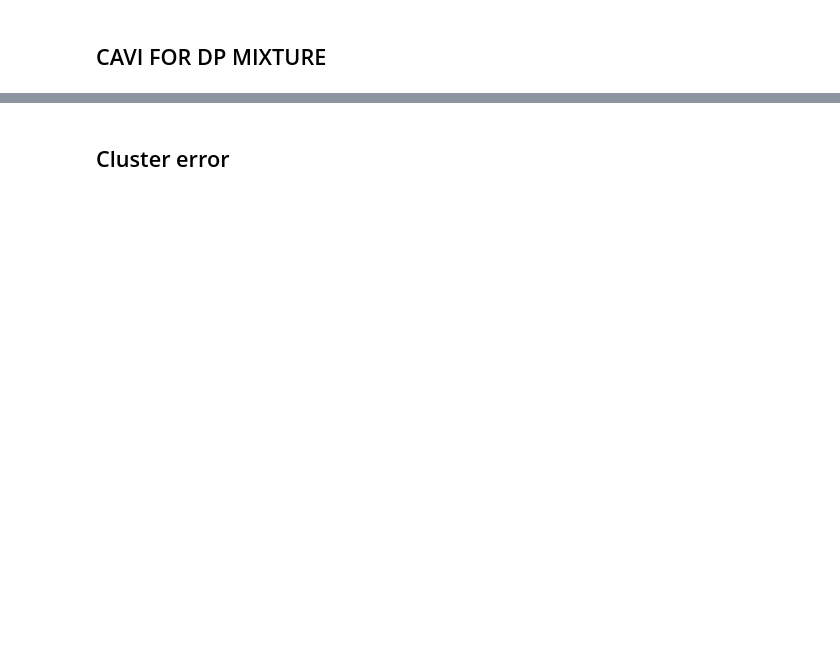
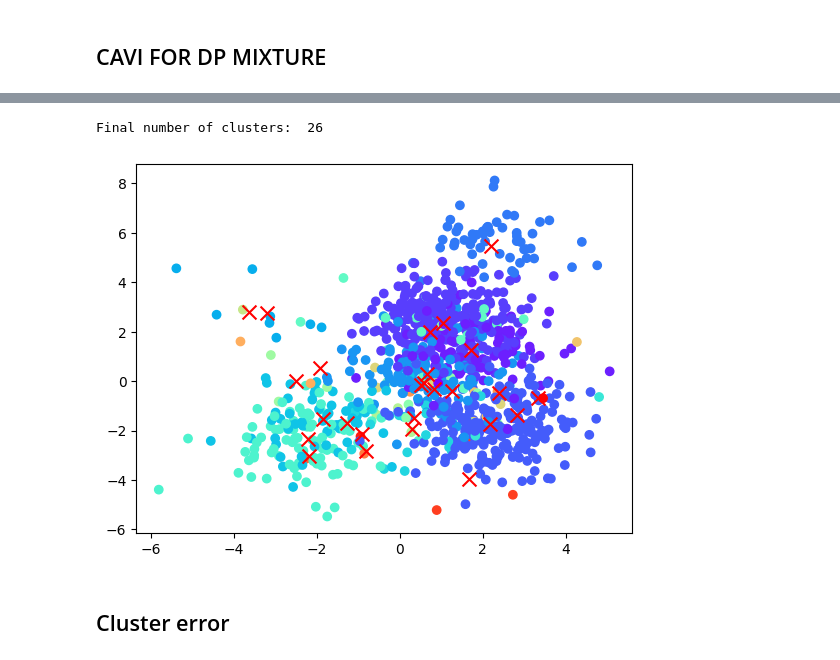
Before and after one commit to angelocurti/Bayesian_Statistics_2324, a Jupyter notebook: CAVI_DP_3.ipynb, the cells around one changed output, grey strips where cells are left out. Saved outputs shown, nothing was run; the diff lists cells and outputs as text; code cells hidden in the pictures; blank space fills up the shorter version.

```diff
--- a/CAVI_DP_3.ipynb
+++ b/CAVI_DP_3.ipynb
@@ -353,16 +381,24 @@ Array(0, dtype=int32)
 # %%
 # Eslicitiamo la likehood di muk rispetto ai dati
 # abbiamo vettore assignment, da tradurre come matrice in one-hot-encding
+
+C=np.zeros((n,ntopics))
+X=np.array(datapoints)
+for i in range(n):
+  C[i,assignment[i]]=1
 n_cluster = np.sum(C, axis = 0)
-m_post=1/(1+1/sigma2**2)/np.matmul(n_cluster.reshape((T,1)),np.ones(shape=(1,d)))*np.matmul(C.T,X)
+m_post=1/(1+1/sigma2**2)/np.matmul(n_cluster.reshape((ntopics,1)),np.ones(shape=(1,d)))*np.matmul(C.T,X)
 s2_post=1/(1+1/sigma2**2)/n_cluster
 
-plot_clusters(datapoints, phi)
+plt.scatter(xs, ys, color=cs)
+print('Final number of clusters: ',len(mus))
 
-#for i in range(K):
-#  plt.scatter(X[c==i,0],X[c==i,1])
-#  plt.scatter(m_post[i, 0], m_post[i, 1], marker='x', color='red', s=100, label=f'Mean Cluster {i}')
+for i in range(ntopics):
+  plt.scatter(m_post[i,0], m_post[i,1], marker='x', color='red', s=100, label=f'Mean Cluster {i}')
 
-#plt.show()
+plt.show()
+# %% [output]
+Final number of clusters:  26
+[figure, added]
 # %% [markdown]
 ## Cluster error
```
Also changed, not shown: parts of 12 cells of this notebook.
